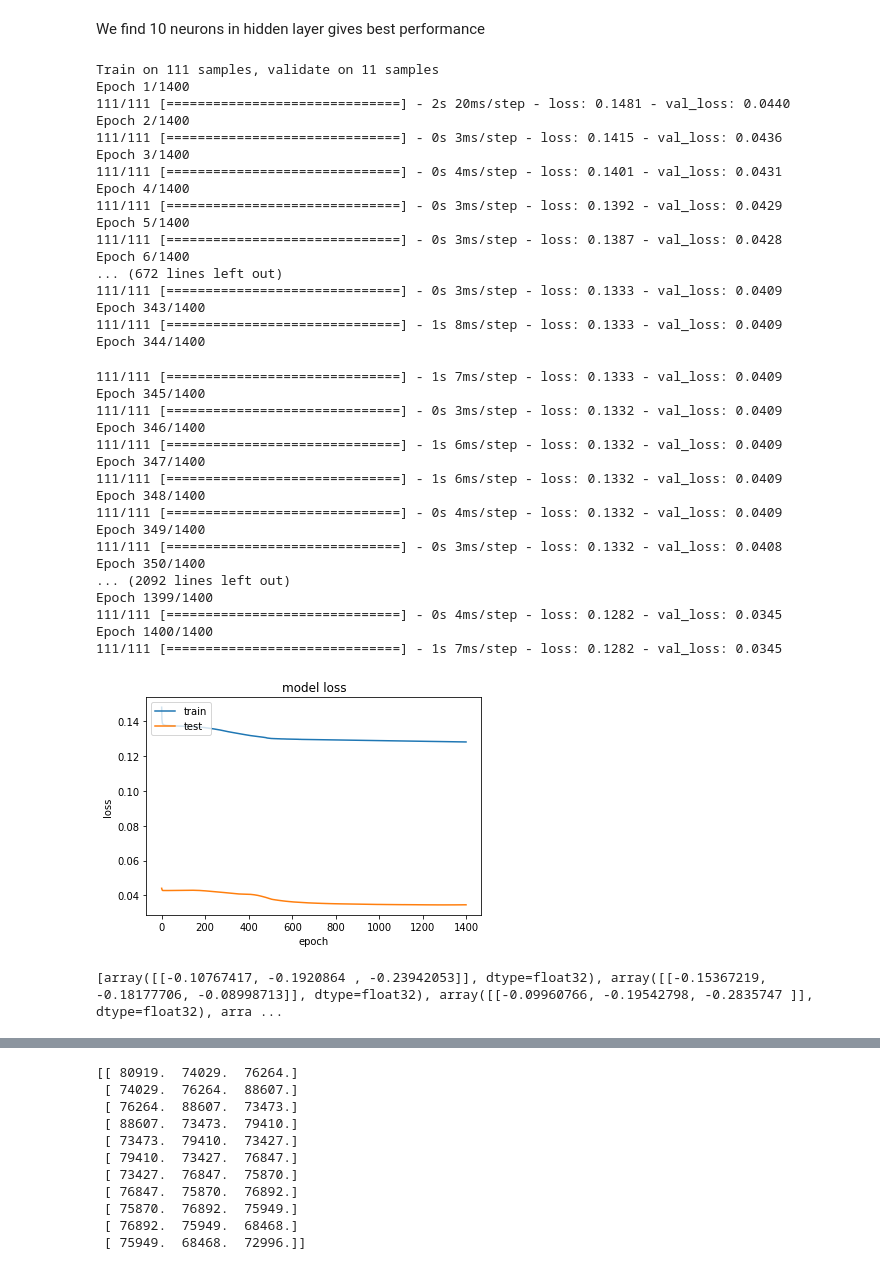
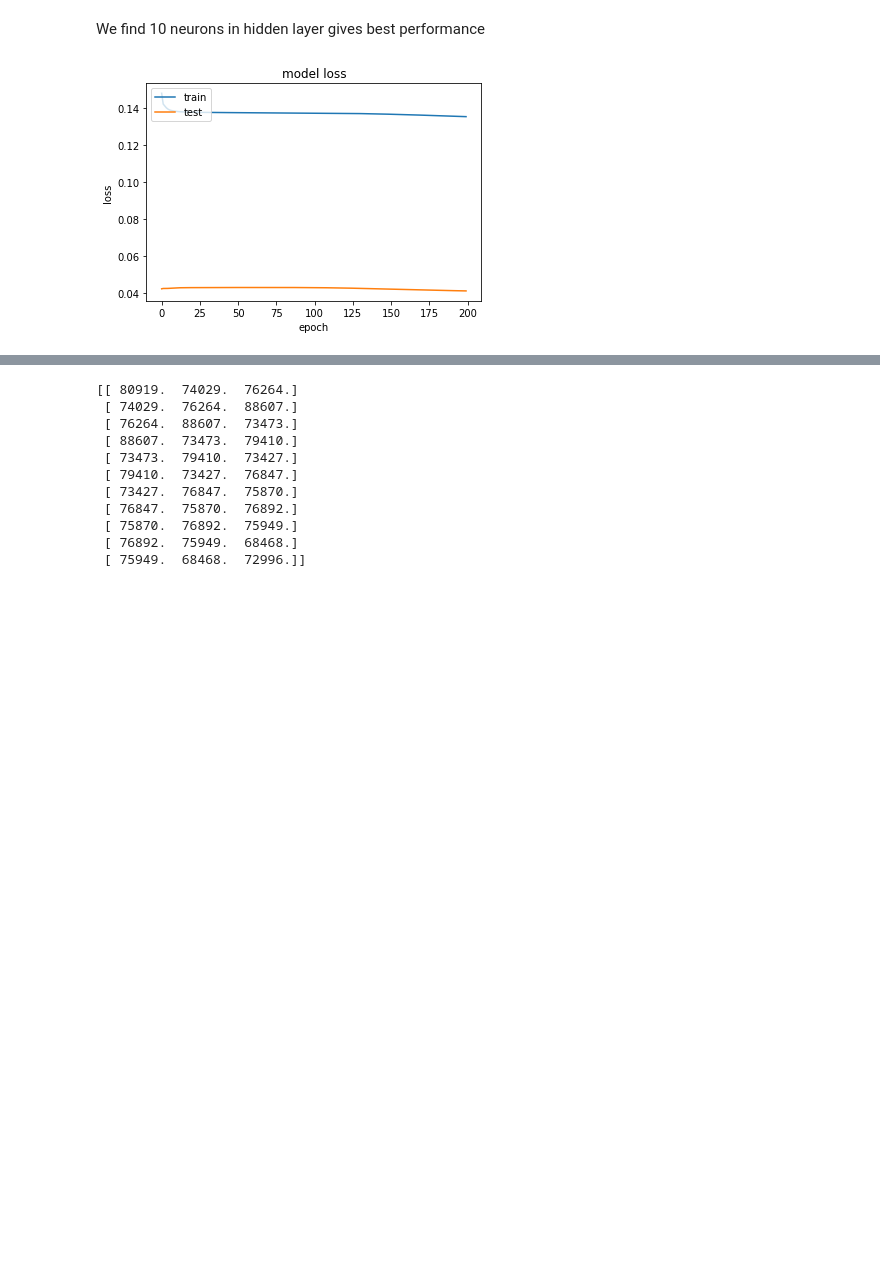
Before and after one commit to anirbankonar123/Hackathon18, a Jupyter notebook: CallCenterPrediction.ipynb, the cells around one changed output, grey strips where cells are left out. Cells and saved outputs as stored; diff of their text form; code cells hidden in the pictures; blank space fills up the shorter version.

```diff
--- a/CallCenterPrediction.ipynb
+++ b/CallCenterPrediction.ipynb
@@ -827,58 +684,24 @@ max    0.514470  1.729358  0.076228
 # %% [markdown]
 We find 10 neurons in hidden layer gives best performance
 # %%
-#Based on error plot, choose 5 neurons in intermediate layer
+#Based on error plot, choose 10 neurons in intermediate layer
 model = Sequential()
 model.add(LSTM(10, batch_input_shape=(1, 1, 1), stateful=False))
 model.add(Dense(3))
 myOptimizer = optimizers.Adam(lr=0.01, beta_1=0.9, beta_2=0.999, epsilon=0.01, decay=0.0)
 model.compile(loss='mean_squared_error', optimizer=myOptimizer)
-history = model.fit(X, y, epochs=1400, validation_data=(X_test,y_test), batch_size=1, verbose=1, shuffle=False)
+history = model.fit(X, y, epochs=200, validation_data=(X_test,y_test), batch_size=1, verbose=0, shuffle=False)
 loss = model.evaluate(X_test,y_test,batch_size=1,verbose=0)
 
 plt.plot(history.history['loss'])
 plt.plot(history.history['val_loss'])
 plt.title('model loss')
 plt.ylabel('loss')
 plt.xlabel('epoch')
 plt.legend(['train', 'test'], loc='upper left')
 plt.show()
 # %% [output]
-Train on 111 samples, validate on 11 samples
-Epoch 1/1400
-111/111 [==============================] - 2s 20ms/step - loss: 0.1481 - val_loss: 0.0440
-Epoch 2/1400
-111/111 [==============================] - 0s 3ms/step - loss: 0.1415 - val_loss: 0.0436
-Epoch 3/1400
-111/111 [==============================] - 0s 4ms/step - loss: 0.1401 - val_loss: 0.0431
-Epoch 4/1400
-111/111 [==============================] - 0s 3ms/step - loss: 0.1392 - val_loss: 0.0429
-Epoch 5/1400
-111/111 [==============================] - 0s 3ms/step - loss: 0.1387 - val_loss: 0.0428
-Epoch 6/1400
-... (672 lines left out)
-111/111 [==============================] - 0s 3ms/step - loss: 0.1333 - val_loss: 0.0409
-Epoch 343/1400
-111/111 [==============================] - 1s 8ms/step - loss: 0.1333 - val_loss: 0.0409
-Epoch 344/1400
-111/111 [==============================] - 1s 7ms/step - loss: 0.1333 - val_loss: 0.0409
-Epoch 345/1400
-111/111 [==============================] - 0s 3ms/step - loss: 0.1332 - val_loss: 0.0409
-Epoch 346/1400
-111/111 [==============================] - 1s 6ms/step - loss: 0.1332 - val_loss: 0.0409
-Epoch 347/1400
-111/111 [==============================] - 1s 6ms/step - loss: 0.1332 - val_loss: 0.0409
-Epoch 348/1400
-111/111 [==============================] - 0s 4ms/step - loss: 0.1332 - val_loss: 0.0409
-Epoch 349/1400
-111/111 [==============================] - 0s 3ms/step - loss: 0.1332 - val_loss: 0.0408
-Epoch 350/1400
-... (2092 lines left out)
-Epoch 1399/1400
-111/111 [==============================] - 0s 4ms/step - loss: 0.1282 - val_loss: 0.0345
-Epoch 1400/1400
-111/111 [==============================] - 1s 7ms/step - loss: 0.1282 - val_loss: 0.0345
-[figure, old version]
+[figure, new version]
 # %%
 #Save the model
 model.save('C:/users/hackuser1/lstm_time_series_stless.h5')
@@ -894,10 +717,6 @@ for i in range(len(test)):
     X_test_inp = X_test_inp.reshape(1,1,1)
     forecast = model.predict(X_test_inp, batch_size=1)
     forecasts.append(forecast)
-
-print(forecasts)
-# %% [output]
-[array([[-0.10767417, -0.1920864 , -0.23942053]], dtype=float32), array([[-0.15367219, -0.18177706, -0.08998713]], dtype=float32), array([[-0.09960766, -0.19542798, -0.2835747 ]], dtype=float32), arra ...
 # %%
 # invert difference values to have absolute value
 def inverse_difference(last_ob, unscaled_diff):
```
Also changed, not shown: parts of 34 cells of this notebook, 1 other file.
